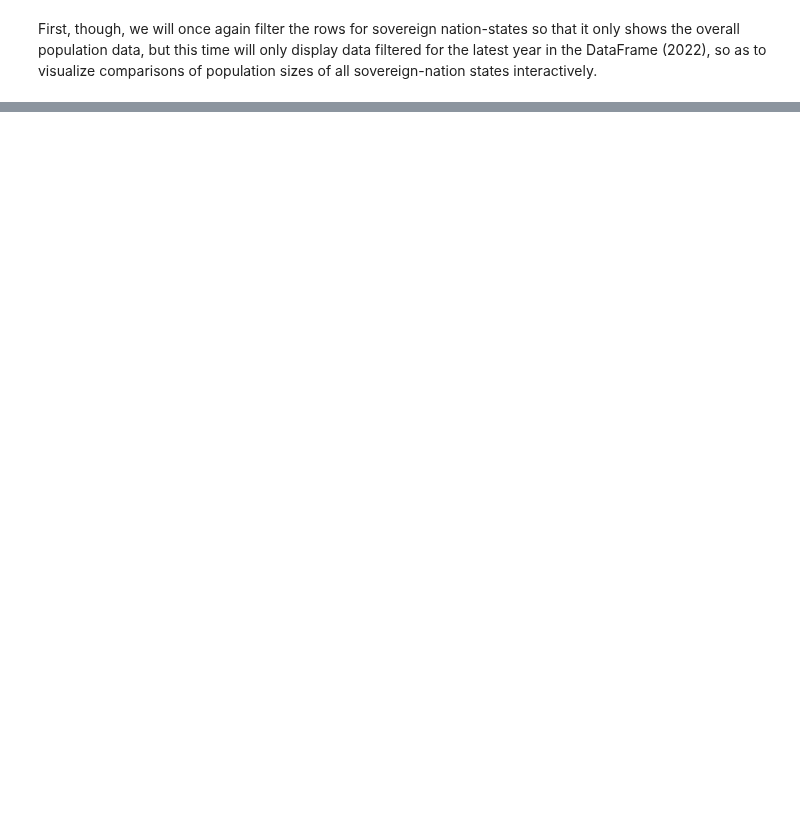
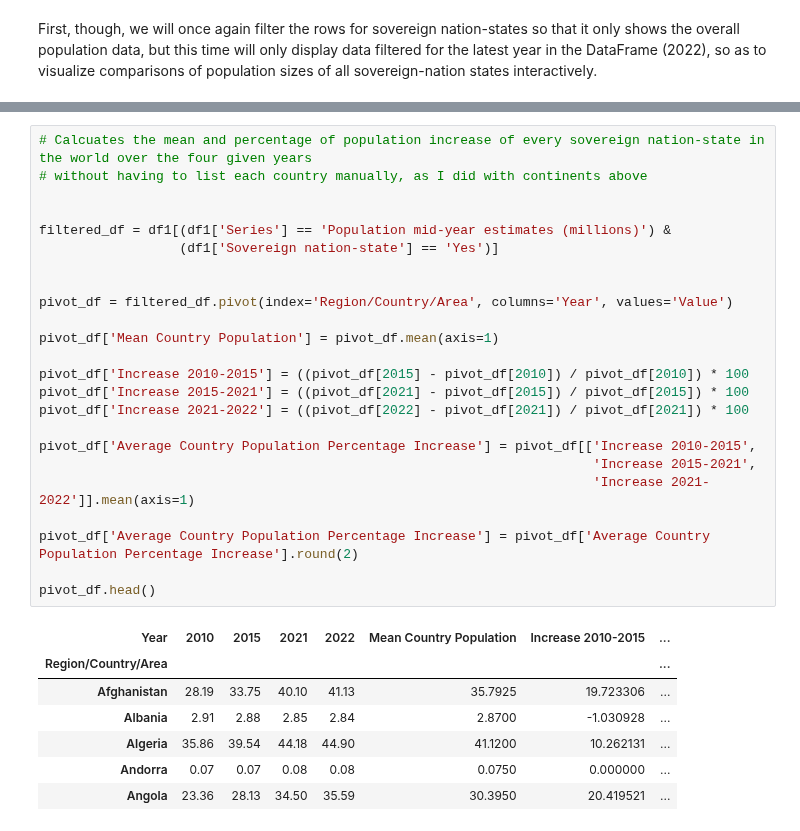
Before and after one commit to DominicSimpson/UN-Population-Dataset-Project, a Jupyter notebook: notebooks/unpopulationstatistics.ipynb, the cells around one changed output, grey strips where cells are left out. Drawn from its saved outputs; the diff is of its cells as text; blank space fills up the shorter version.

Commit message:
Calculating country population increase percentages

```diff
--- a/notebooks/unpopulationstatistics.ipynb
+++ b/notebooks/unpopulationstatistics.ipynb
@@ -890,0 +786,32 @@ The percentage increase in the population of Albania for the years 2010, 2015, 2
+# %%
+# Calcuates the mean and percentage of population increase of every sovereign nation-state in the world over the four given years
+# without having to list each country manually, as I did with continents above
+
+
+filtered_df = df1[(df1['Series'] == 'Population mid-year estimates (millions)') &
+                  (df1['Sovereign nation-state'] == 'Yes')]
+
+
+pivot_df = filtered_df.pivot(index='Region/Country/Area', columns='Year', values='Value')
+
+pivot_df['Mean Country Population'] = pivot_df.mean(axis=1)
+
+pivot_df['Increase 2010-2015'] = ((pivot_df[2015] - pivot_df[2010]) / pivot_df[2010]) * 100
+pivot_df['Increase 2015-2021'] = ((pivot_df[2021] - pivot_df[2015]) / pivot_df[2015]) * 100
+pivot_df['Increase 2021-2022'] = ((pivot_df[2022] - pivot_df[2021]) / pivot_df[2021]) * 100
+
+pivot_df['Average Country Population Percentage Increase'] = pivot_df[['Increase 2010-2015',
+                                                                       'Increase 2015-2021',
+                                                                       'Increase 2021-2022']].mean(axis=1)
+
+pivot_df['Average Country Population Percentage Increase'] = pivot_df['Average Country Population Percentage Increase'].round(2)
+
+pivot_df.head()
+# %% [output]
+| Year | 2010 | 2015 | 2021 | 2022 | Mean Country Population | Increase 2010-2015 | ... |
+| Region/Country/Area |  |  |  |  |  |  | ... |
+| Afghanistan | 28.19 | 33.75 | 40.10 | 41.13 | 35.7925 | 19.723306 | ... |
+| Albania | 2.91 | 2.88 | 2.85 | 2.84 | 2.8700 | -1.030928 | ... |
+| Algeria | 35.86 | 39.54 | 44.18 | 44.90 | 41.1200 | 10.262131 | ... |
+| Andorra | 0.07 | 0.07 | 0.08 | 0.08 | 0.0750 | 0.000000 | ... |
+| Angola | 23.36 | 28.13 | 34.50 | 35.59 | 30.3950 | 20.419521 | ... |
```
Also changed, not shown: parts of 1 cell of this notebook.
